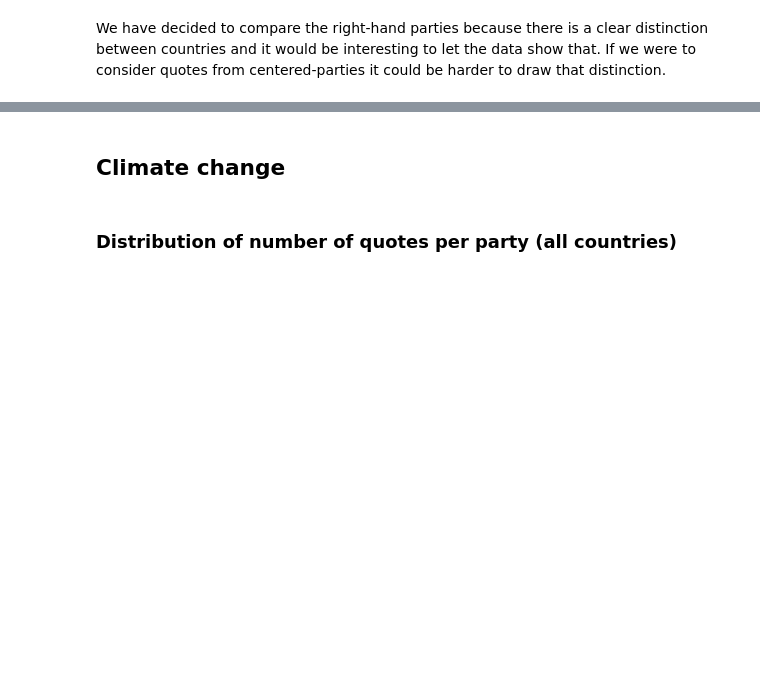
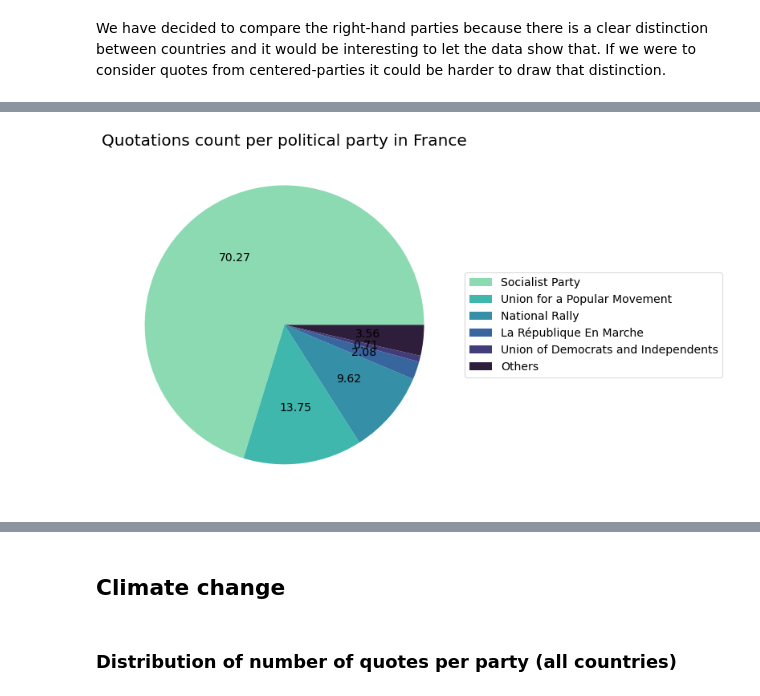
Before and after one commit to epfl-ada/ada-2021-project-wranglingguys, a Jupyter notebook: milestone3_second_research_question.ipynb, the cells around one changed output, grey strips where cells are left out. Cells and saved outputs as stored; diff of their text form; code cells hidden in the pictures; blank space fills up the shorter version.

```diff
--- a/milestone3_second_research_question.ipynb
+++ b/milestone3_second_research_question.ipynb
@@ -163,0 +70,4 @@ def show_time_distribution(df, topic_name,  country):
+# %%
+plot =  plot_parties_pie(quotes, 'France')
+# %% [output]
+[figure, added]
```
Also changed, not shown: parts of 157 cells of this notebook.
